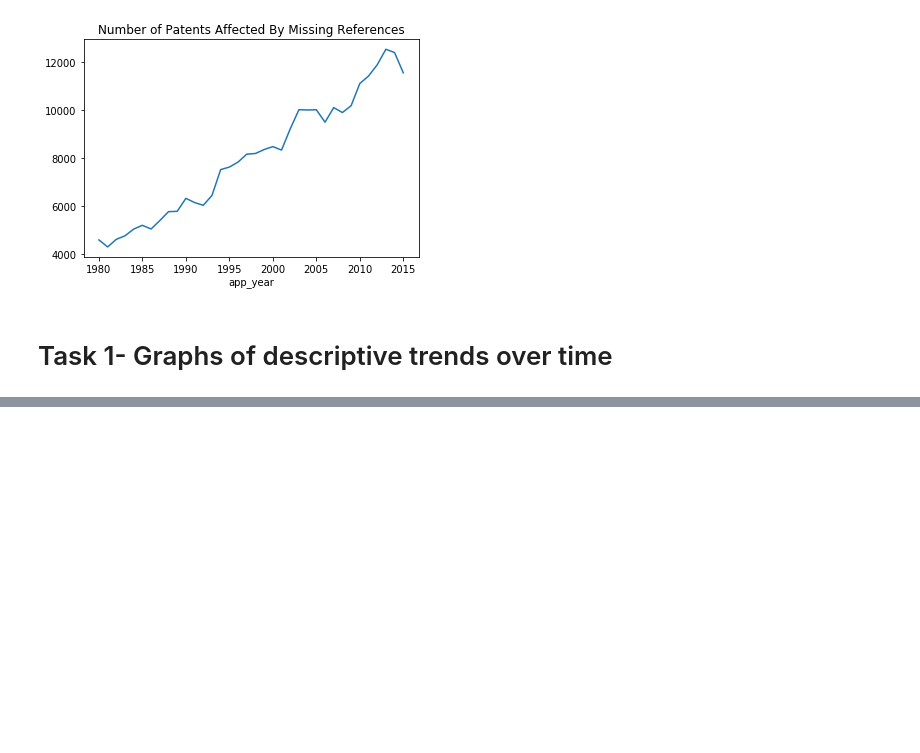
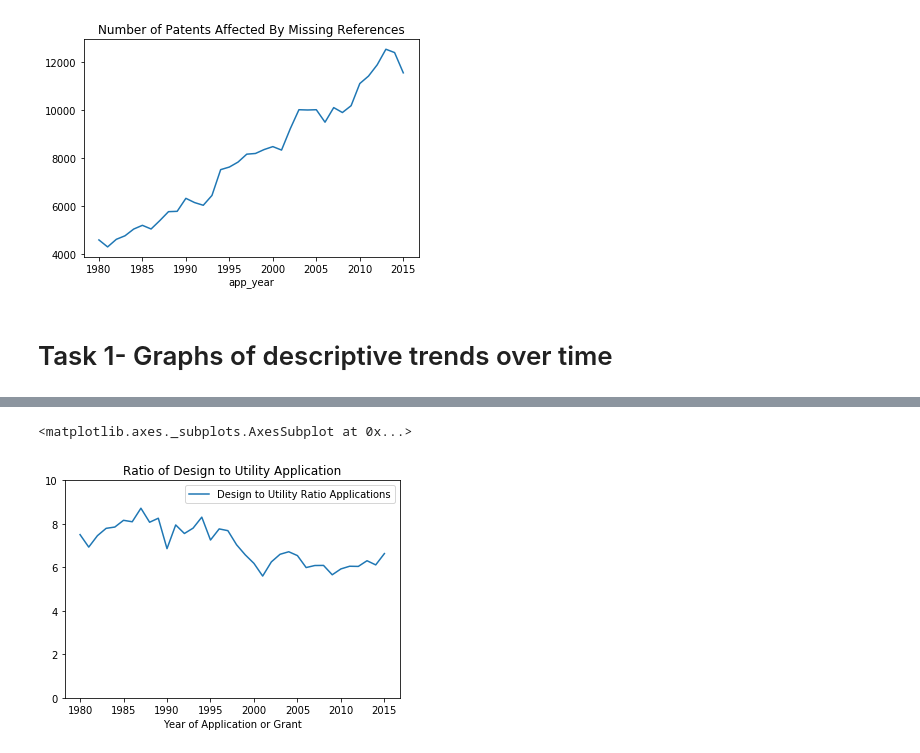
Before and after one commit to TieraLee/patents, a Jupyter notebook: Step 2 - Descriptive Statistics .ipynb, the cells around one changed output, grey strips where cells are left out. Drawn from its saved outputs; the diff is of its cells as text; code cells hidden in the pictures; blank space fills up the shorter version.

```diff
--- a/Step 2 - Descriptive Statistics .ipynb
+++ b/Step 2 - Descriptive Statistics .ipynb
@@ -54,0 +89,5 @@ master.groupby('grant_year')['patent_number'].count().plot(title="USPTO Design P
+# %%
+yearly_count.plot(x='Year of Application or Grant', y='Design to Utility Ratio Applications',title='Ratio of Design to Utility Application', ylim=[0,10])
+# %% [output]
+<matplotlib.axes._subplots.AxesSubplot at 0x...>
+[figure, added]
```
Also changed, not shown: parts of 15 cells of this notebook, 2 other files.
